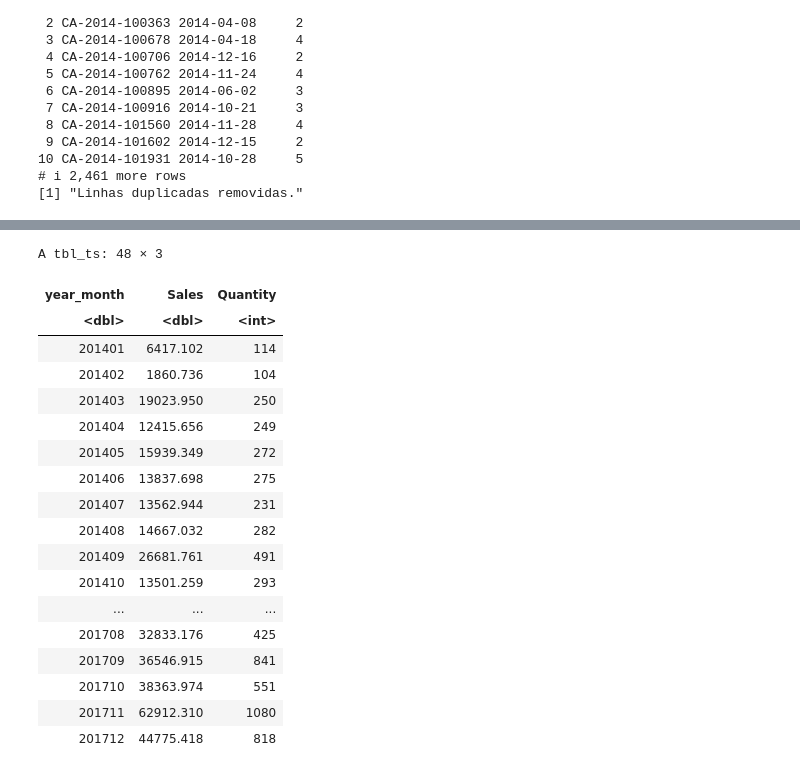
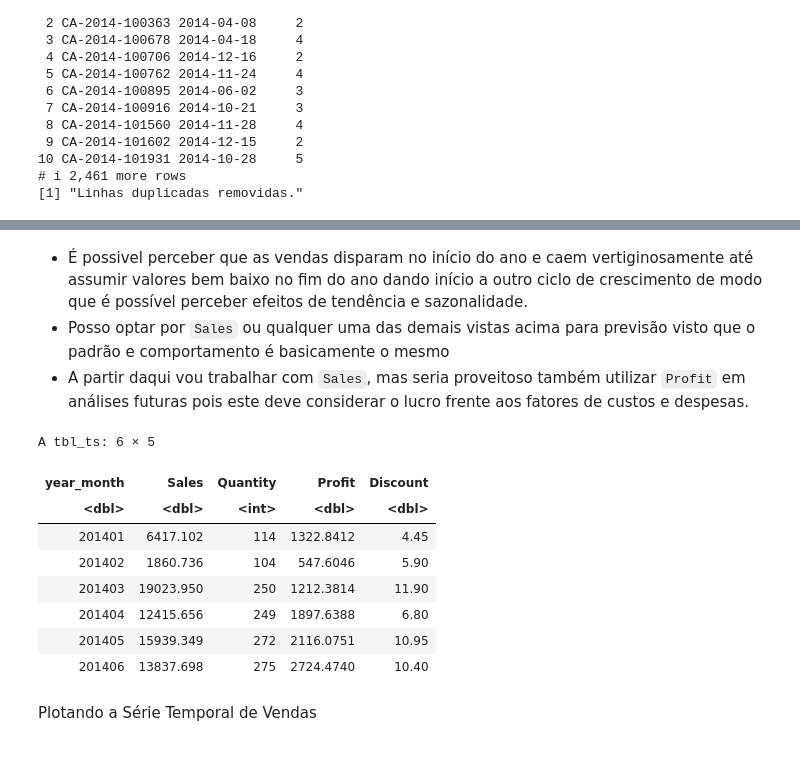
Before and after one commit to tgvp/Time_Series_Forecast, a Jupyter notebook: src/Time_Series.ipynb, the cells around one changed output, grey strips where cells are left out. Drawn from its saved outputs; the diff is of its cells as text; code cells hidden in the pictures.

```diff
--- a/src/Time_Series.ipynb
+++ b/src/Time_Series.ipynb
@@ -12,8 +17,9 @@ library(fpp3)
 # %% [markdown]
 ### Explorando os dados
 # %%
-# read dataset from csv file
-df <- read.csv("../data/Dataset- Superstore (2015-2018).csv")
+# read dataset from csv file and ignore rows with NA values and empty strings or columns with NA values or empty values
+
+df <- read.csv("../data/Dataset- Superstore (2015-2018).csv", header = TRUE, sep = ",", stringsAsFactors = FALSE, na.strings=c("","NA"), dec = ".", strip.white = TRUE, fileEncoding = "UTF-8-BOM", encoding = "UTF-8")
 head(df)
 # %% [output]
 A data.frame: 6 × 21
@@ -192,14 +247,14 @@ Autocorrelations of series 'tsib$Sales', by lag
 # %%
-# Criar uma nova coluna com o ano e mês
-tsib <- tsib %>%
+# criando uma nova coluna com o ano e mês
+tsib_monthly <- tsib %>%
 
   # multiplicando por 100 pra criar uma valor sequencial
   mutate(year_month = year(Order.Date) * 100 + month(Order.Date))
 
-# Agregar os dados por mês
-tsib_monthly <- tsib %>%
+# agregando os dados por mês
+tsib_monthly <- tsib_monthly %>%
   index_by(year_month) %>%
-  summarise(Sales = sum(Sales), Quantity = sum(Quantity))
+  summarise(Sales = sum(Sales), Quantity = sum(Quantity), Profit = sum(Profit), Discount = sum(Discount))
 
 tsib_monthly
 # %% [output]
@@ -225,29 +319,25 @@ A tbl_ts: 48 × 3
+# %% [markdown]
+- É possivel perceber que as vendas disparam no início do ano e caem vertiginosamente até assumir valores bem baixo no fim do ano dando início a outro ciclo de crescimento de modo que é possível perceber efeitos de tendência e sazonalidade.
+- Posso optar por `Sales` ou qualquer uma das demais vistas acima para previsão visto que o padrão e comportamento é basicamente o mesmo
+- A partir daqui vou trabalhar com `Sales`, mas seria proveitoso também utilizar `Profit` em análises futuras pois este deve considerar o lucro frente aos fatores de custos e despesas.
 # %%
 # Agregar os dados por mês
-tsib_monthly <- tsib %>%
+tsib_monthly <- tsib_monthly %>%
   index_by(year_month) %>%
-  summarise(Sales = sum(Sales), Quantity = sum(Quantity))
-tsib_monthly
+  summarise(Sales = sum(Sales), Quantity = sum(Quantity), Profit = sum(Profit), Discount = sum(Discount))
+head(tsib_monthly)
 # %% [output]
-A tbl_ts: 48 × 3
+A tbl_ts: 6 × 5
-| year_month | Sales | Quantity |
-| <dbl> | <dbl> | <int> |
-| 201401 | 6417.102 | 114 |
-| 201402 | 1860.736 | 104 |
-| 201403 | 19023.950 | 250 |
-| 201404 | 12415.656 | 249 |
-| 201405 | 15939.349 | 272 |
-| 201406 | 13837.698 | 275 |
-| 201407 | 13562.944 | 231 |
-| 201408 | 14667.032 | 282 |
-| 201409 | 26681.761 | 491 |
-| 201410 | 13501.259 | 293 |
-| ... | ... | ... |
-| 201708 | 32833.176 | 425 |
-| 201709 | 36546.915 | 841 |
-| 201710 | 38363.974 | 551 |
-| 201711 | 62912.310 | 1080 |
-| 201712 | 44775.418 | 818 |
+| year_month | Sales | Quantity | Profit | Discount |
+| <dbl> | <dbl> | <int> | <dbl> | <dbl> |
+| 201401 | 6417.102 | 114 | 1322.8412 | 4.45 |
+| 201402 | 1860.736 | 104 | 547.6046 | 5.90 |
+| 201403 | 19023.950 | 250 | 1212.3814 | 11.90 |
+| 201404 | 12415.656 | 249 | 1897.6388 | 6.80 |
+| 201405 | 15939.349 | 272 | 2116.0751 | 10.95 |
+| 201406 | 13837.698 | 275 | 2724.4740 | 10.40 |
+# %% [markdown]
+Plotando a Série Temporal de Vendas
 # %%
 # Plotar a série temporal de vendas
 ggplot(tsib, aes(x = Order.Date, y = Sales)) +
```
Also changed, not shown: parts of 95 cells of this notebook.
